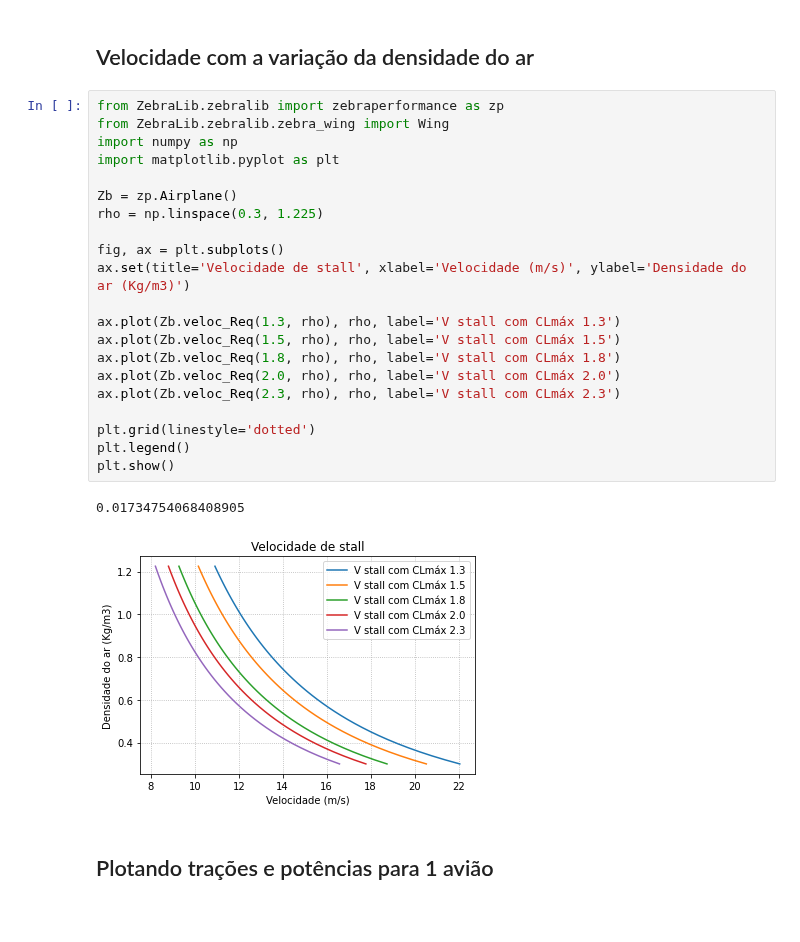
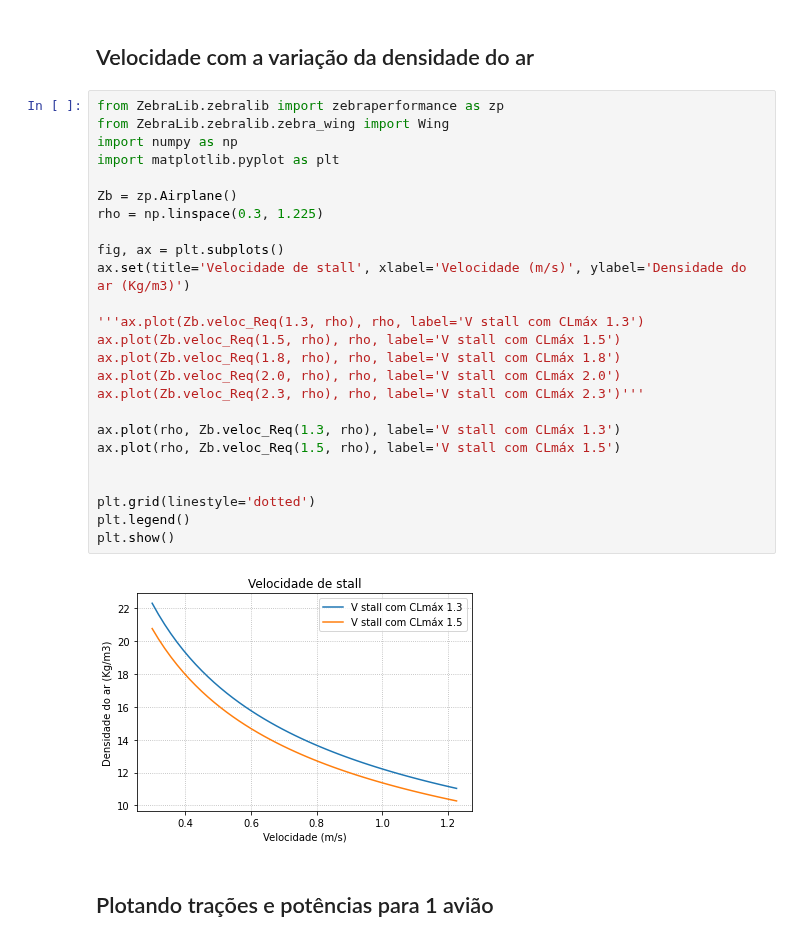
Before and after one commit to Chabole/Python, a Jupyter notebook: Projeto Zebra/Primeiros passos com python e a zebralib .ipynb, the cells around one changed output. Saved outputs shown, nothing was run; the diff lists cells and outputs as text; blank space fills up the shorter version.

```diff
--- a/Projeto Zebra/Primeiros passos com python e a zebralib .ipynb
+++ b/Projeto Zebra/Primeiros passos com python e a zebralib .ipynb
@@ -158,27 +158,30 @@ ax.legend() # Mostrar legenda
 # %%
 from ZebraLib.zebralib import zebraperformance as zp
 from ZebraLib.zebralib.zebra_wing import Wing
 import numpy as np
 import matplotlib.pyplot as plt
 
 Zb = zp.Airplane()
 rho = np.linspace(0.3, 1.225)
 
 fig, ax = plt.subplots()
 ax.set(title='Velocidade de stall', xlabel='Velocidade (m/s)', ylabel='Densidade do ar (Kg/m3)')
 
-ax.plot(Zb.veloc_Req(1.3, rho), rho, label='V stall com CLmáx 1.3')
+'''ax.plot(Zb.veloc_Req(1.3, rho), rho, label='V stall com CLmáx 1.3')
 ax.plot(Zb.veloc_Req(1.5, rho), rho, label='V stall com CLmáx 1.5')
 ax.plot(Zb.veloc_Req(1.8, rho), rho, label='V stall com CLmáx 1.8')
 ax.plot(Zb.veloc_Req(2.0, rho), rho, label='V stall com CLmáx 2.0')
-ax.plot(Zb.veloc_Req(2.3, rho), rho, label='V stall com CLmáx 2.3')
+ax.plot(Zb.veloc_Req(2.3, rho), rho, label='V stall com CLmáx 2.3')'''
+
+ax.plot(rho, Zb.veloc_Req(1.3, rho), label='V stall com CLmáx 1.3')
+ax.plot(rho, Zb.veloc_Req(1.5, rho), label='V stall com CLmáx 1.5')
+
 
 plt.grid(linestyle='dotted')
 plt.legend()
 plt.show()
 # %% [output]
-0.01734754068408905
-[figure, old version]
+[figure, new version]
 # %% [markdown]
 ## Plotando trações e potências para 1 avião
 # %%
```
Also changed, not shown: 1 other file.
